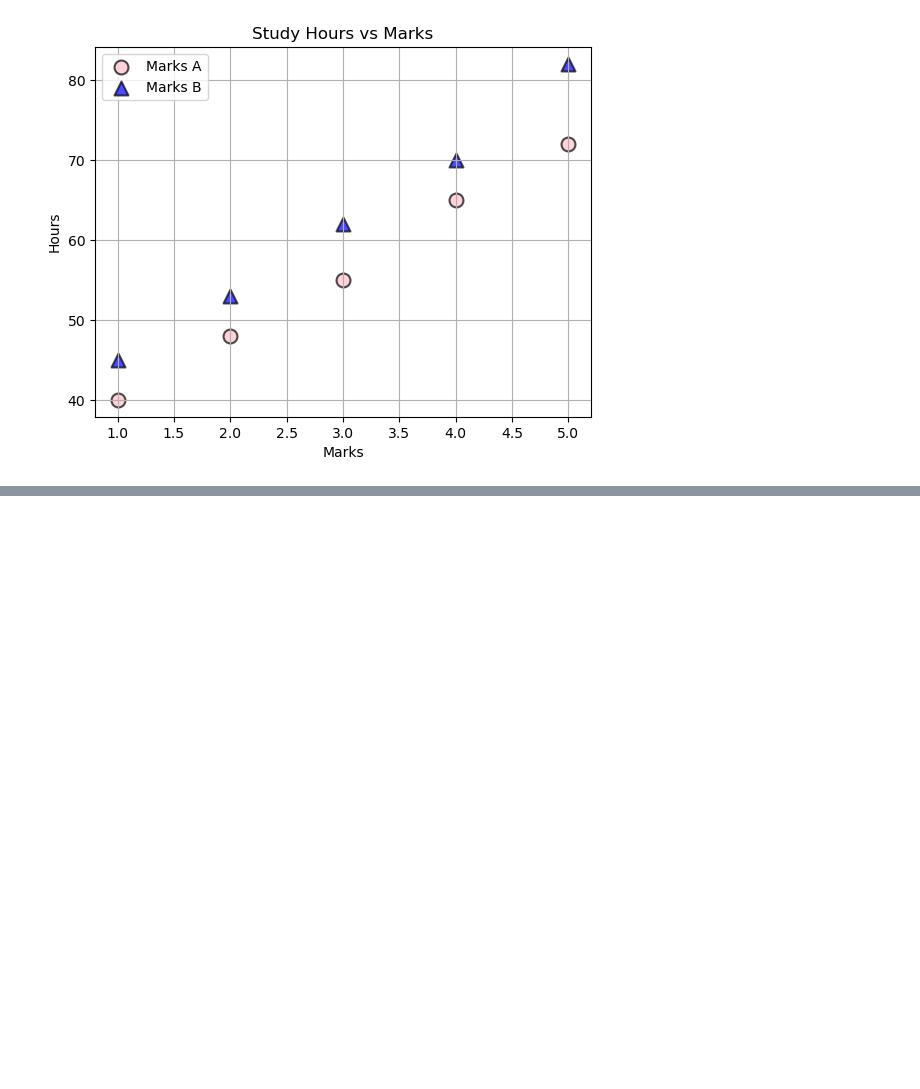
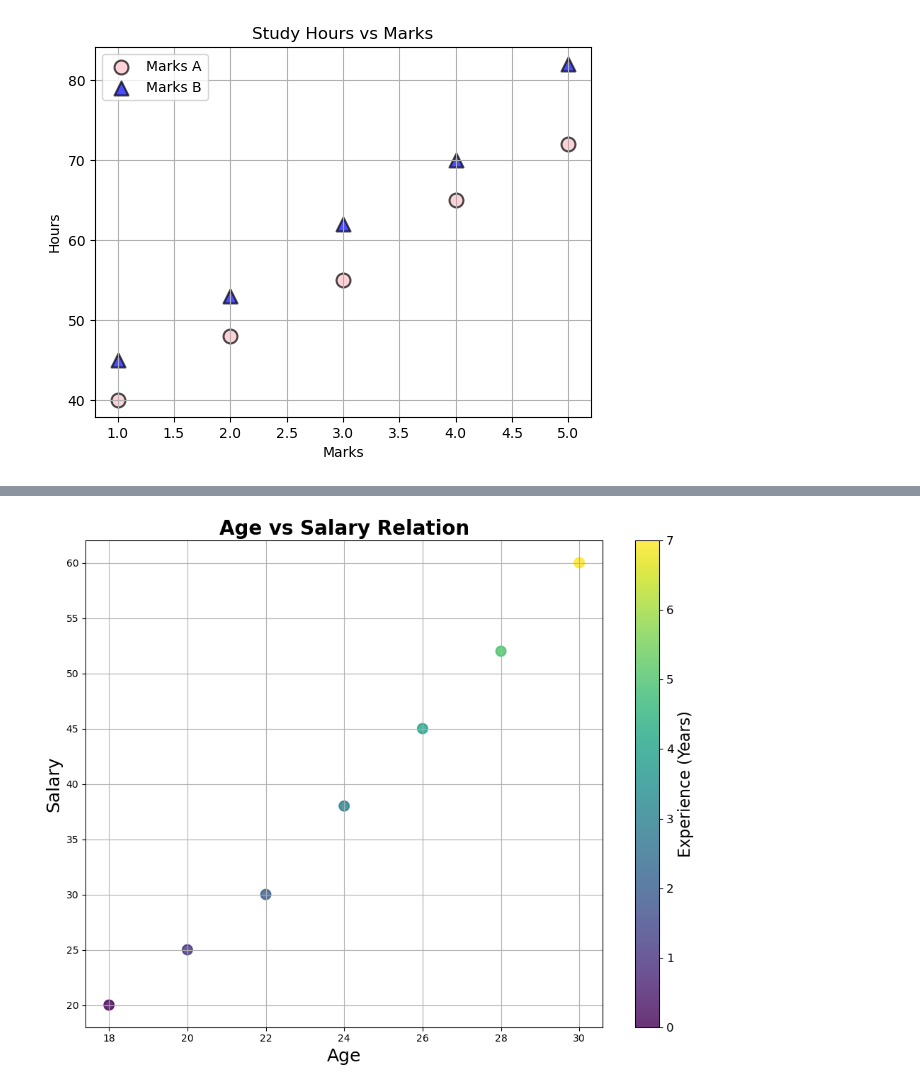
Before and after one commit to Rishabhp22/Python_Revision, a Jupyter notebook: Day23.ipynb, the cells around one changed output, grey strips where cells are left out. Cells and saved outputs as stored; diff of their text form; code cells hidden in the pictures; blank space fills up the shorter version.

```diff
--- a/Day23.ipynb
+++ b/Day23.ipynb
@@ -89,0 +130,28 @@ plt.show()
+# %%
+age = [18, 20, 22, 24, 26, 28, 30]
+salary = [20, 25, 30, 38, 45, 52, 60]
+experience = [0, 1, 2, 3, 4, 5, 7]
+# %%
+plt.figure(figsize=(10,8))
+plt.scatter(
+    age,
+    salary,
+    c=experience,
+    cmap='viridis',
+    s=100,
+    linewidth=1.5,
+    marker='o',
+    alpha=0.8
+)
+
+plt.title('Age vs Salary Relation', fontsize=20, fontweight='bold')
+plt.xlabel('Age', fontsize=18)
+plt.ylabel('Salary', fontsize=18)
+cbar = plt.colorbar()
+cbar.set_label('Experience (Years)',fontsize=16)
+cbar.ax.tick_params(labelsize=12)
+plt.grid()
+plt.tight_layout()
+plt.show()
+# %% [output]
+[figure, added]
```
Also changed, not shown: parts of 4 cells of this notebook.
